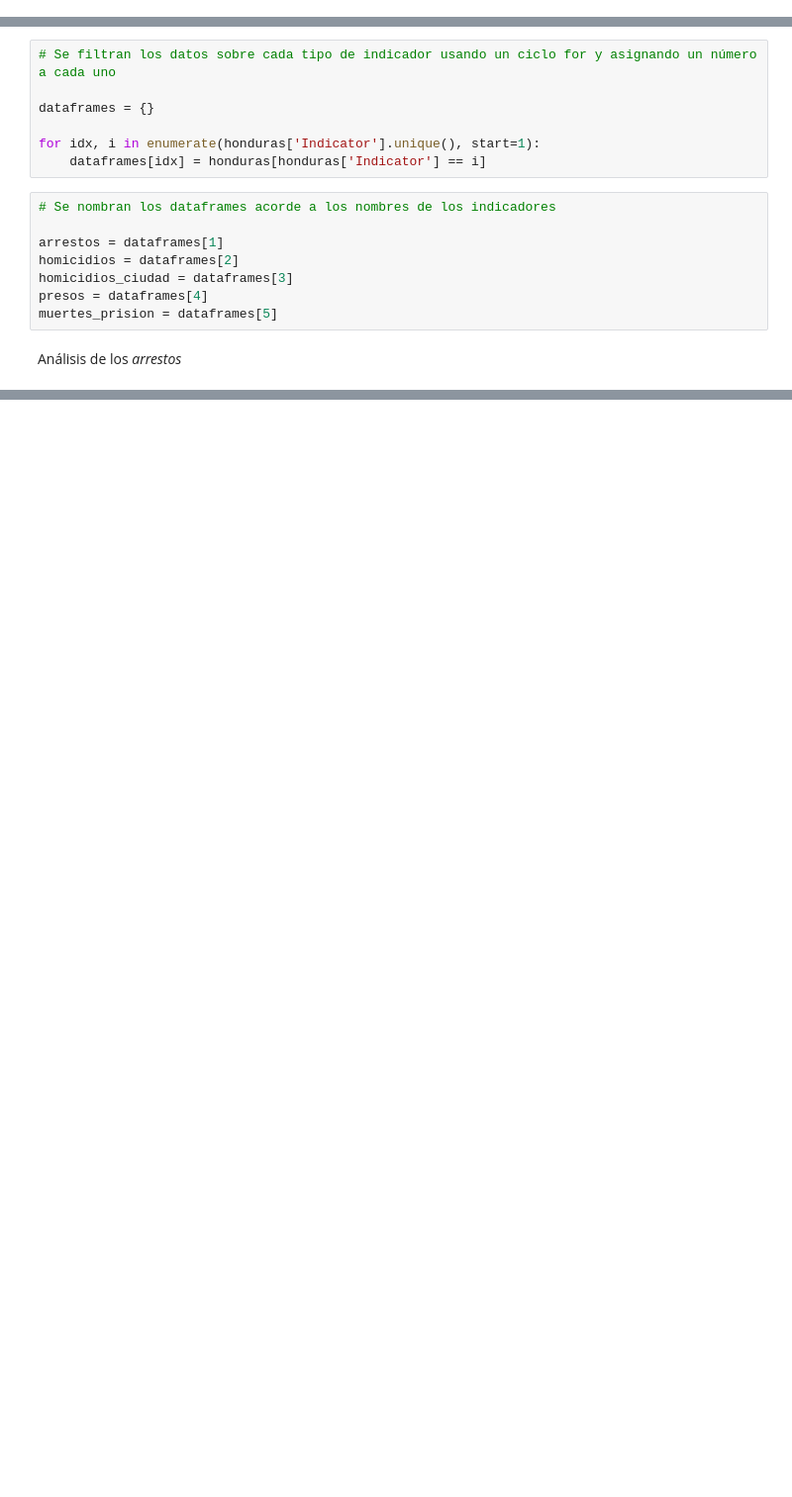
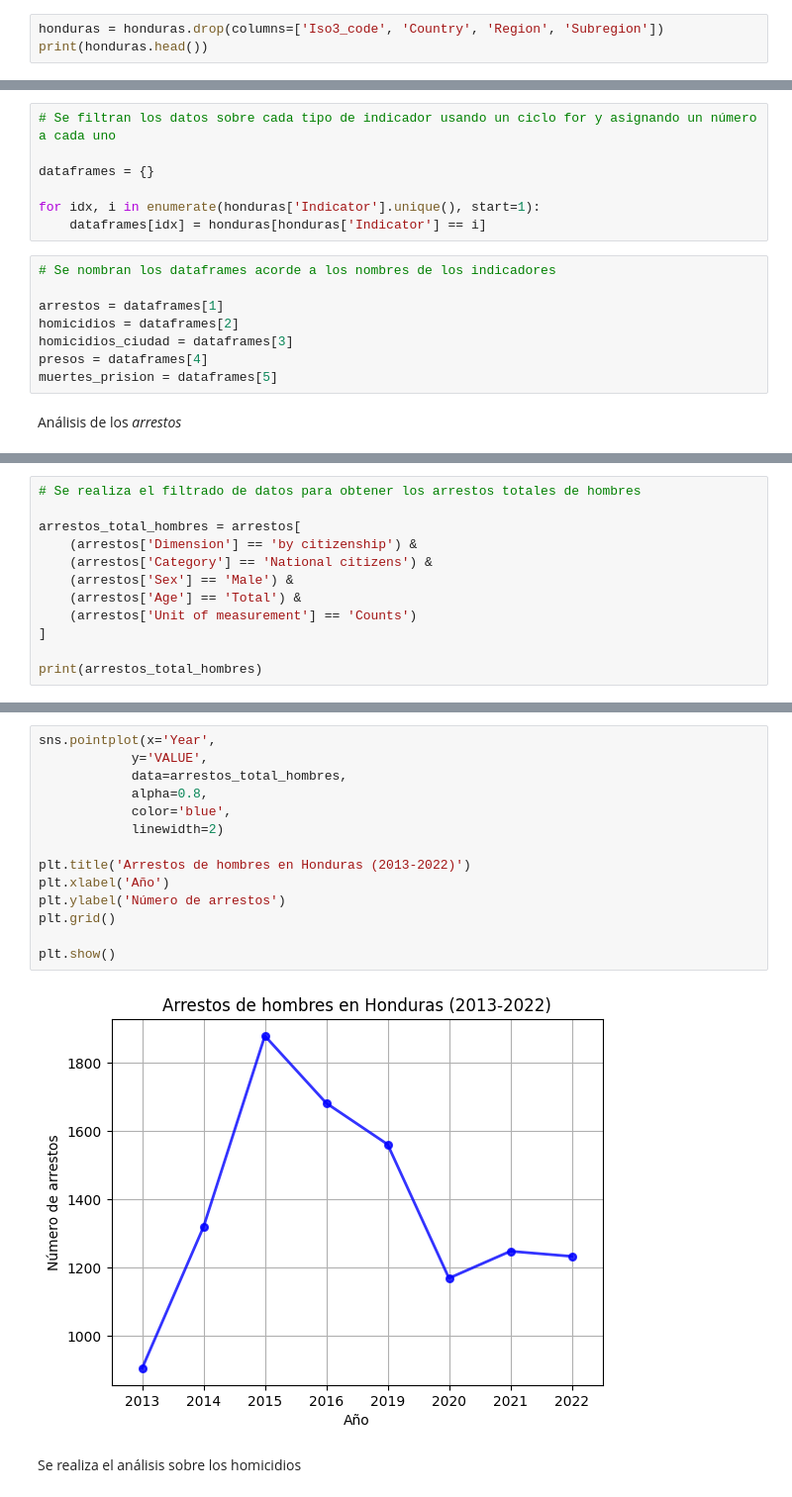
Before and after one commit to lehcimhdz/eda_honduras, a Jupyter notebook: eda_honduras_descriptivo.ipynb, the cells around one changed output, grey strips where cells are left out. Shown at 99% size. Drawn from its saved outputs; the diff is of its cells as text; blank space fills up the shorter version.

Commit message:
gráficas descriptivas sobre violencia

```diff
--- a/eda_honduras_descriptivo.ipynb
+++ b/eda_honduras_descriptivo.ipynb
@@ -65,3 +65,6 @@ columna: Indicator
  1.84647503e-01 1.72020453e-01]
 columna: Source
 ['CTS' 'RSC/Interpol/OCAVI/NSO/CTS' 'NP/CTS']
+# %%
+honduras = honduras.drop(columns=['Iso3_code', 'Country', 'Region', 'Subregion'])
+print(honduras.head())
@@ -108,0 +169,12 @@ columna: Source
+# %%
+# Se realiza el filtrado de datos para obtener los arrestos totales de hombres
+
+arrestos_total_hombres = arrestos[
+    (arrestos['Dimension'] == 'by citizenship') &
+    (arrestos['Category'] == 'National citizens') &
+    (arrestos['Sex'] == 'Male') &
+    (arrestos['Age'] == 'Total') &
+    (arrestos['Unit of measurement'] == 'Counts')
+]
+
+print(arrestos_total_hombres)
@@ -108,0 +201,18 @@ columna: Source
+# %%
+sns.pointplot(x='Year',
+            y='VALUE',
+            data=arrestos_total_hombres,
+            alpha=0.8,
+            color='blue',
+            linewidth=2)
+
+plt.title('Arrestos de hombres en Honduras (2013-2022)')
+plt.xlabel('Año')
+plt.ylabel('Número de arrestos')
+plt.grid()
+
+plt.show()
+# %% [output]
+[figure, added]
+# %% [markdown]
+Se realiza el análisis sobre los homicidios
```
Also changed, not shown: parts of 10 cells of this notebook.
